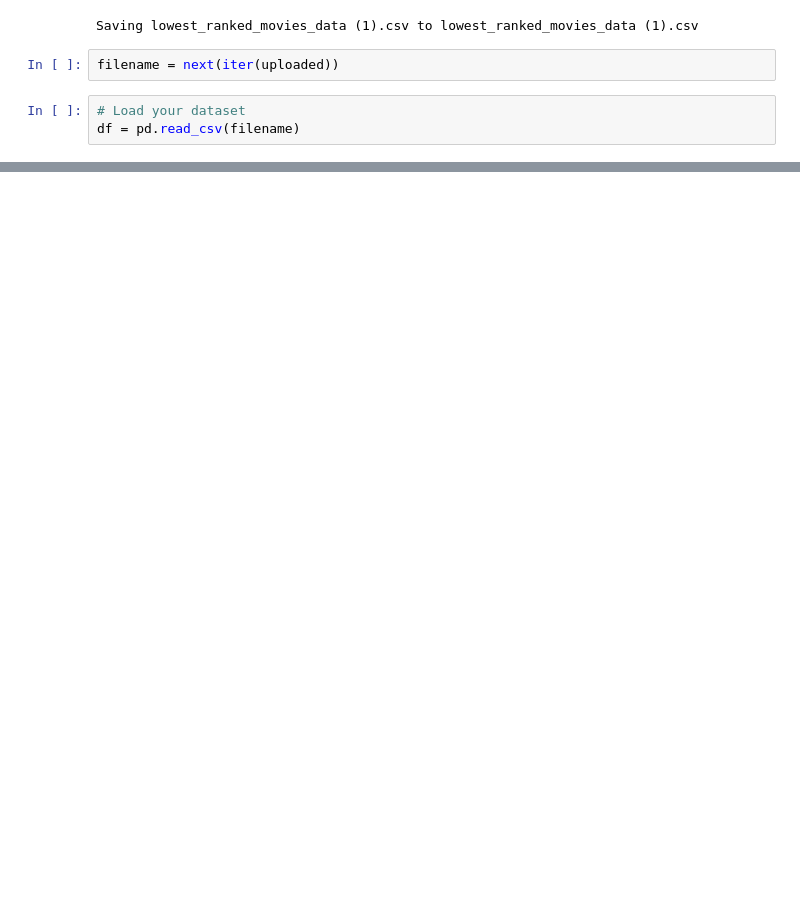
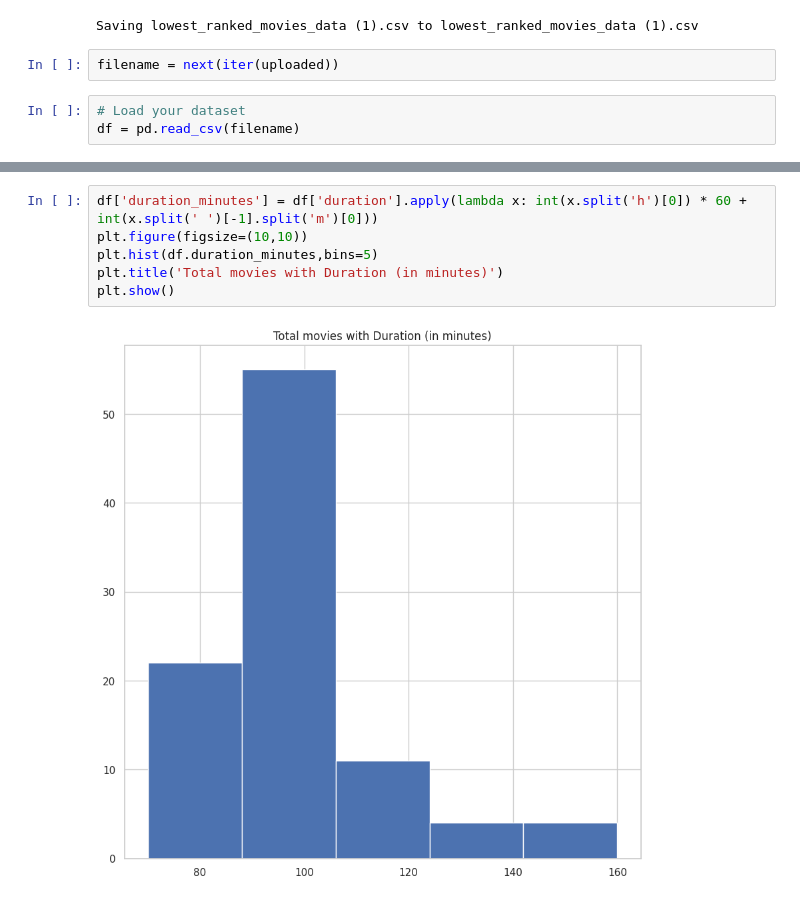
Before and after one commit to fishitmo/Takeobds, a Jupyter notebook: Takeo_Assignment_EDA_IMDb_low_ranked_movies.ipynb, the cells around one changed output, grey strips where cells are left out. Saved outputs shown, nothing was run; the diff lists cells and outputs as text; blank space fills up the shorter version.

```diff
--- a/Takeo_Assignment_EDA_IMDb_low_ranked_movies.ipynb
+++ b/Takeo_Assignment_EDA_IMDb_low_ranked_movies.ipynb
@@ -36,0 +277,8 @@ df.head()
+# %%
+df['duration_minutes'] = df['duration'].apply(lambda x: int(x.split('h')[0]) * 60 + int(x.split(' ')[-1].split('m')[0]))
+plt.figure(figsize=(10,10))
+plt.hist(df.duration_minutes,bins=5)
+plt.title('Total movies with Duration (in minutes)')
+plt.show()
+# %% [output]
+[figure, added]
```
Also changed, not shown: parts of 28 cells of this notebook.
